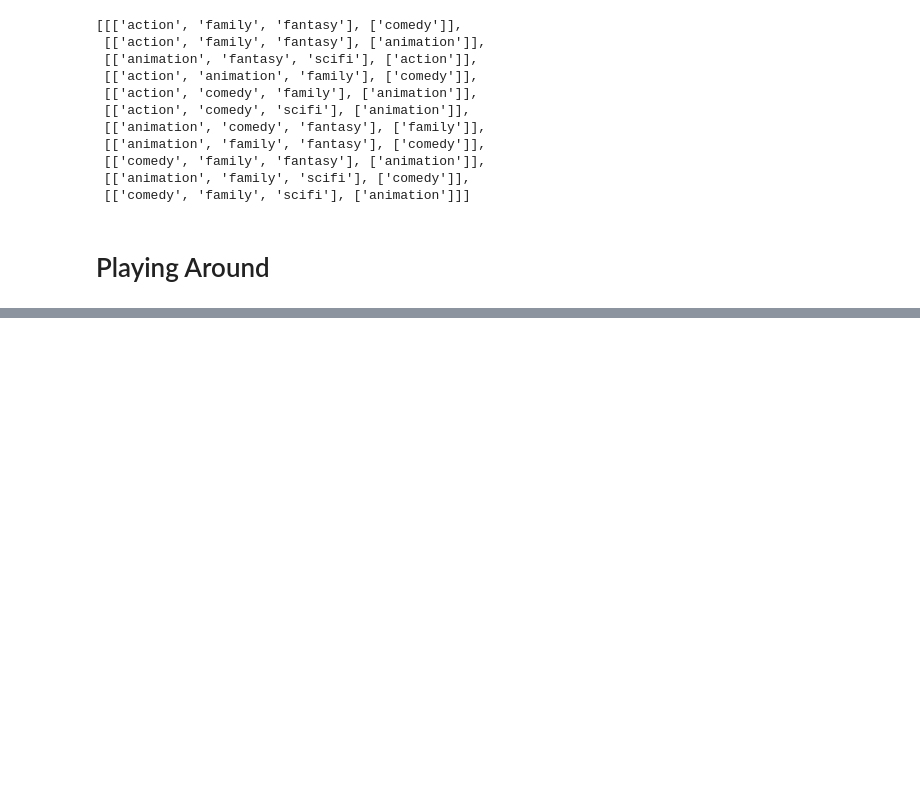
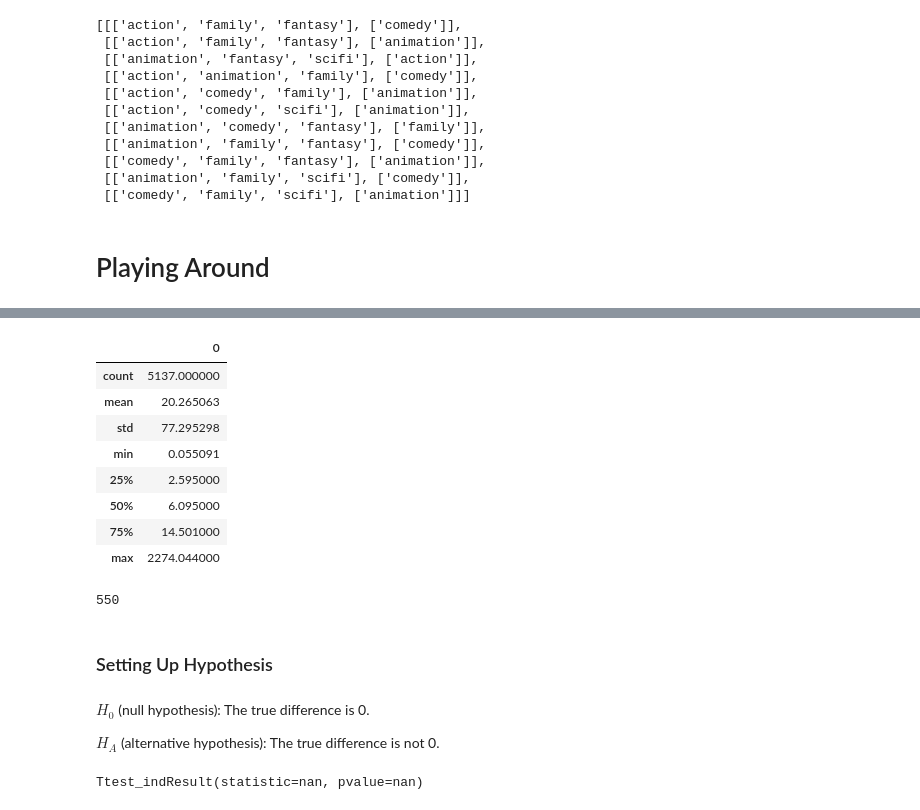
Before and after one commit to RJ0514/CSMODEL_Case_Study, a Jupyter notebook: Phase1.ipynb, the cells around one changed output, grey strips where cells are left out. Drawn from its saved outputs; the diff is of its cells as text; code cells hidden in the pictures; blank space fills up the shorter version.

Commit message:
issue: cannot make ttest_ind work

```diff
--- a/Phase1.ipynb
+++ b/Phase1.ipynb
@@ -562,0 +612,12 @@ len(popularity_of_frequent)
+# %%
+pd.DataFrame(popularity_of_not_frequent).describe()
+# %% [output]
+|  | 0 |
+| count | 5137.000000 |
+| mean | 20.265063 |
+| std | 77.295298 |
+| min | 0.055091 |
+| 25% | 2.595000 |
+| 50% | 6.095000 |
+| 75% | 14.501000 |
+| max | 2274.044000 |
@@ -562,0 +627,14 @@ len(popularity_of_frequent)
+# %%
+len(popularity_of_frequent_sample)
+# %% [output]
+550
+# %% [markdown]
+### Setting Up Hypothesis
+# %% [markdown]
+$H_0$ (null hypothesis): The true difference is 0.
+
+$H_A$ (alternative hypothesis): The true difference is not 0.
+# %%
+ttest_ind(popularity_of_frequent_sample, popularity_of_not_frequent_sample, equal_var = False)
+# %% [output]
+Ttest_indResult(statistic=nan, pvalue=nan)
```
Also changed, not shown: parts of 6 cells of this notebook.
